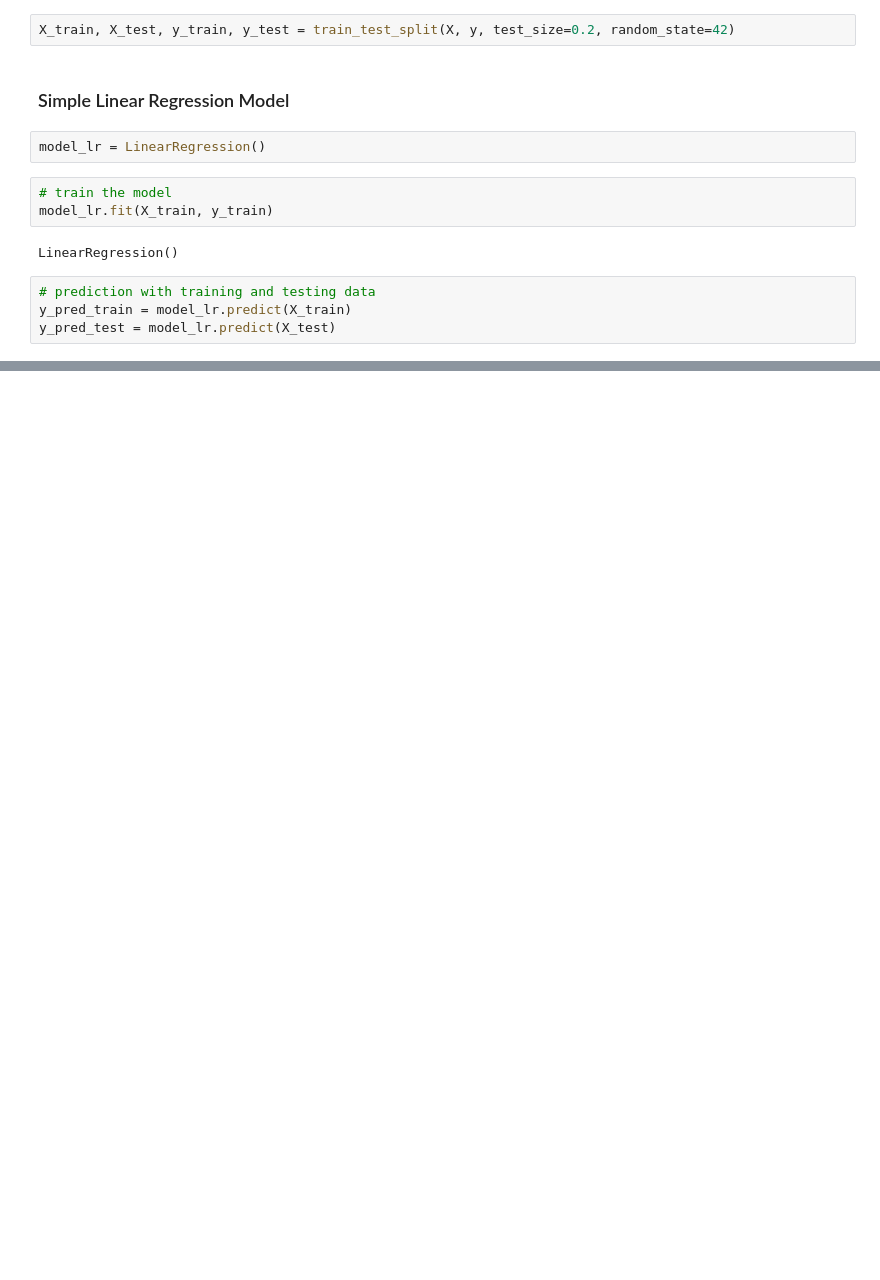
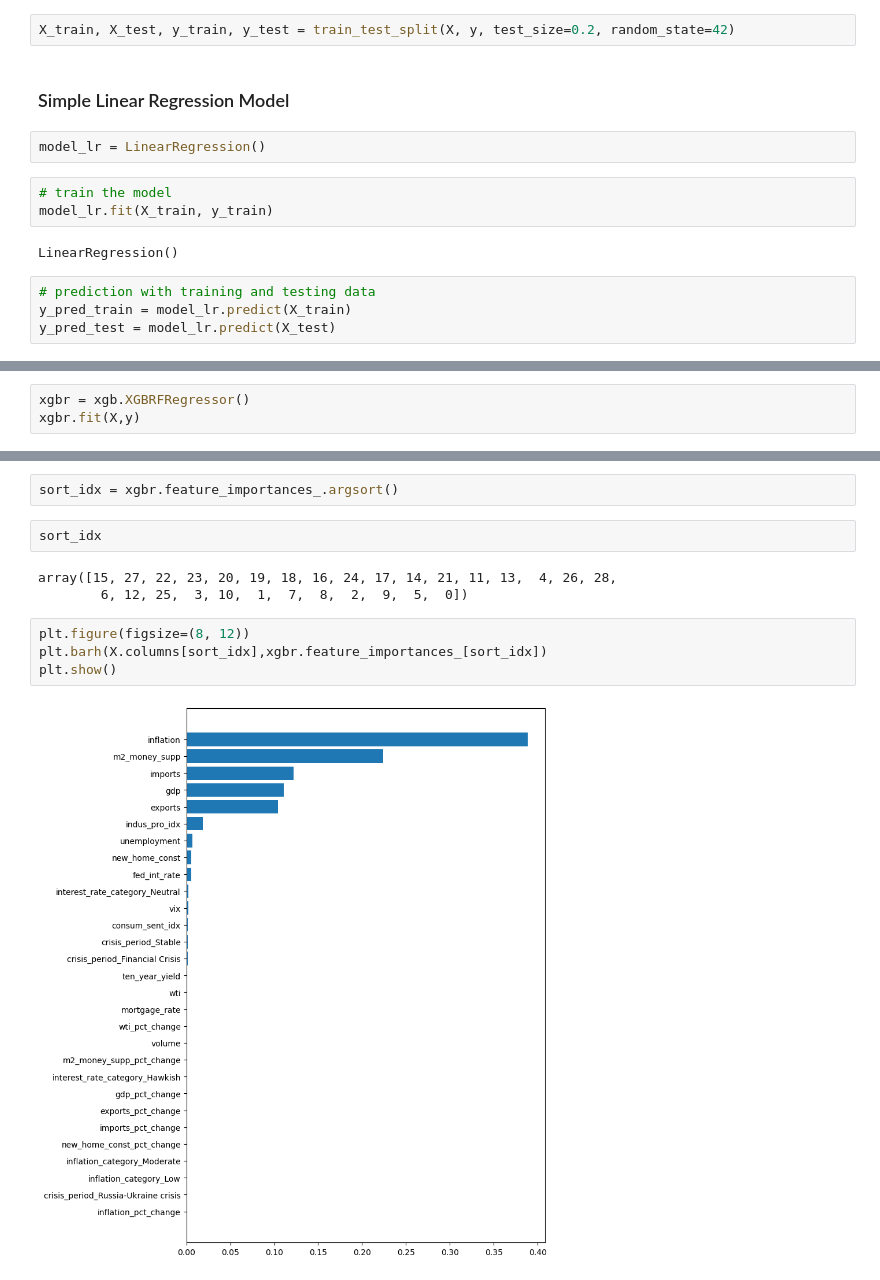
Before and after one commit to abhishek-chattopadhyay/mid-project-ml-financial-analysis, a Jupyter notebook: code/supervised_ml_regression.ipynb, the cells around one changed output, grey strips where cells are left out. Cells and saved outputs as stored; diff of their text form; blank space fills up the shorter version.

```diff
--- a/code/supervised_ml_regression.ipynb
+++ b/code/supervised_ml_regression.ipynb
@@ -131,0 +270,3 @@ plt.show()
+# %%
+xgbr = xgb.XGBRFRegressor()
+xgbr.fit(X,y)
@@ -131,0 +286,13 @@ plt.show()
+# %%
+sort_idx = xgbr.feature_importances_.argsort()
+# %%
+sort_idx
+# %% [output]
+array([15, 27, 22, 23, 20, 19, 18, 16, 24, 17, 14, 21, 11, 13,  4, 26, 28,
+        6, 12, 25,  3, 10,  1,  7,  8,  2,  9,  5,  0])
+# %%
+plt.figure(figsize=(8, 12))
+plt.barh(X.columns[sort_idx],xgbr.feature_importances_[sort_idx])
+plt.show()
+# %% [output]
+[figure, added]
```
Also changed, not shown: parts of 34 cells of this notebook.
